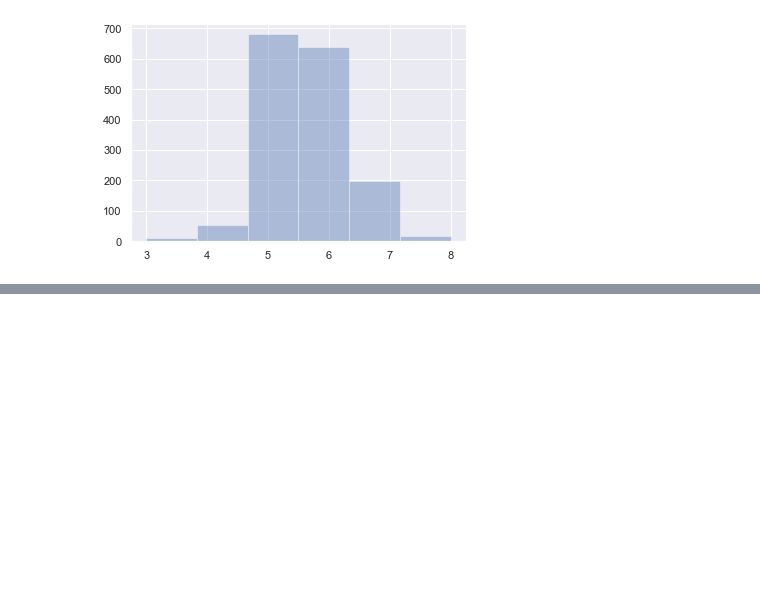
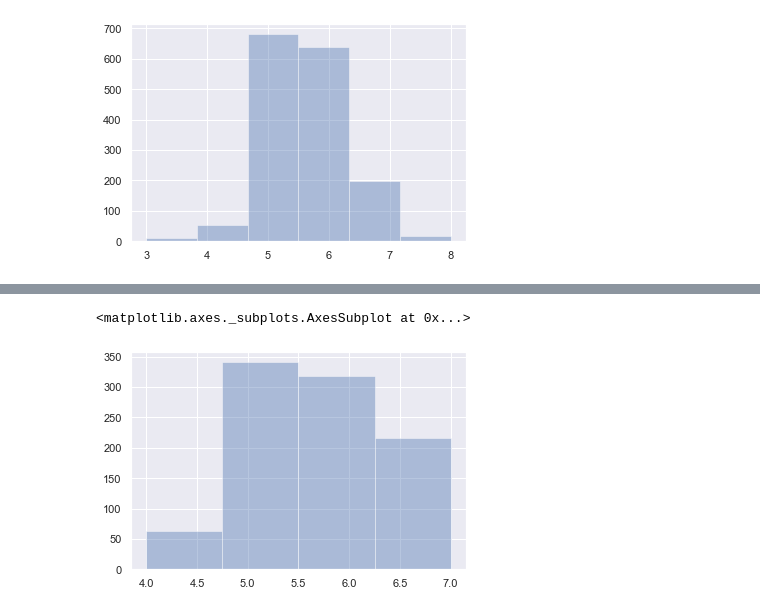
Before and after one commit to mateuszwojcik12/wine-quality-ml, a Jupyter notebook: project.ipynb, the cells around one changed output, grey strips where cells are left out. Drawn from its saved outputs; the diff is of its cells as text; code cells hidden in the pictures; blank space fills up the shorter version.

Commit message:
Zrównoważenie danych (wstępne)

```diff
--- a/project.ipynb
+++ b/project.ipynb
@@ -42,0 +56,12 @@ sns.distplot(Y, kde=False, bins=6)
+# %%
+# usunięcie nadmiaru danych
+red_wines = red_wines.drop(red_wines.query('quality == 5').sample(frac=.5).index)
+red_wines = red_wines.drop(red_wines.query('quality == 6').sample(frac=.5).index)
+X = red_wines.iloc[:, :-1]
+Y = red_wines.iloc[:, -1:]
+
+sns.set(color_codes=True)
+sns.distplot(Y, kde=False, bins=4)
+# %% [output]
+<matplotlib.axes._subplots.AxesSubplot at 0x...>
+[figure, added]
```
Also changed, not shown: parts of 1 cell of this notebook.
